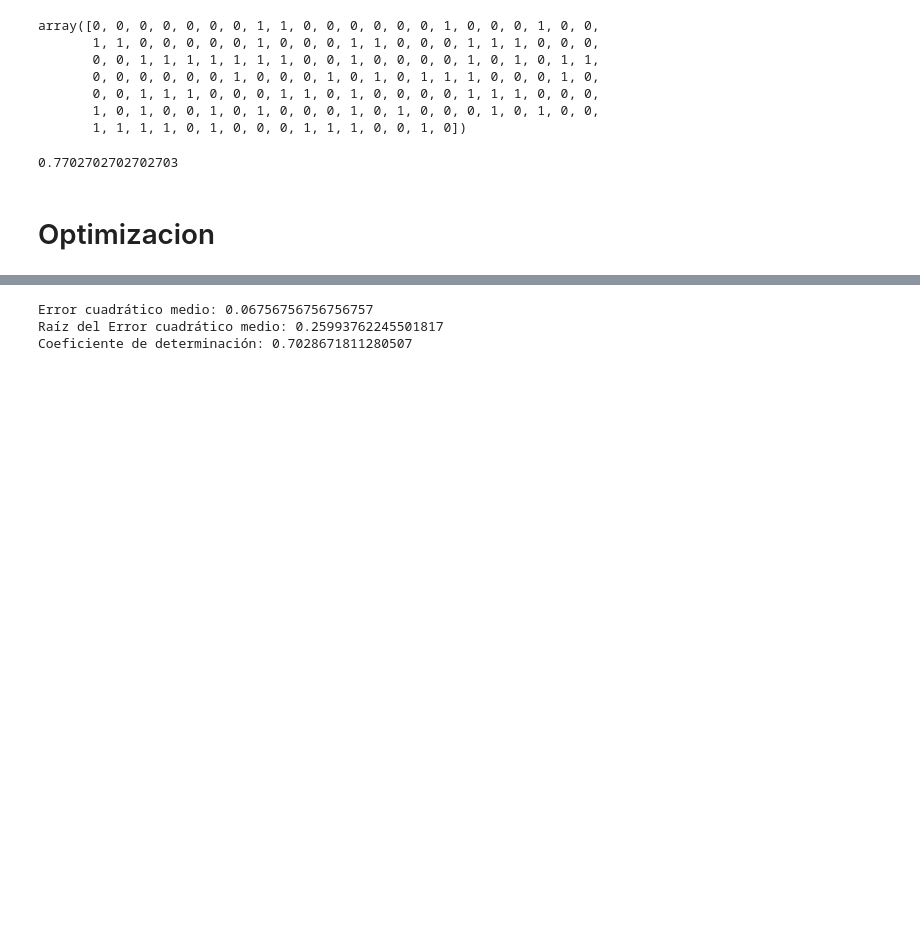
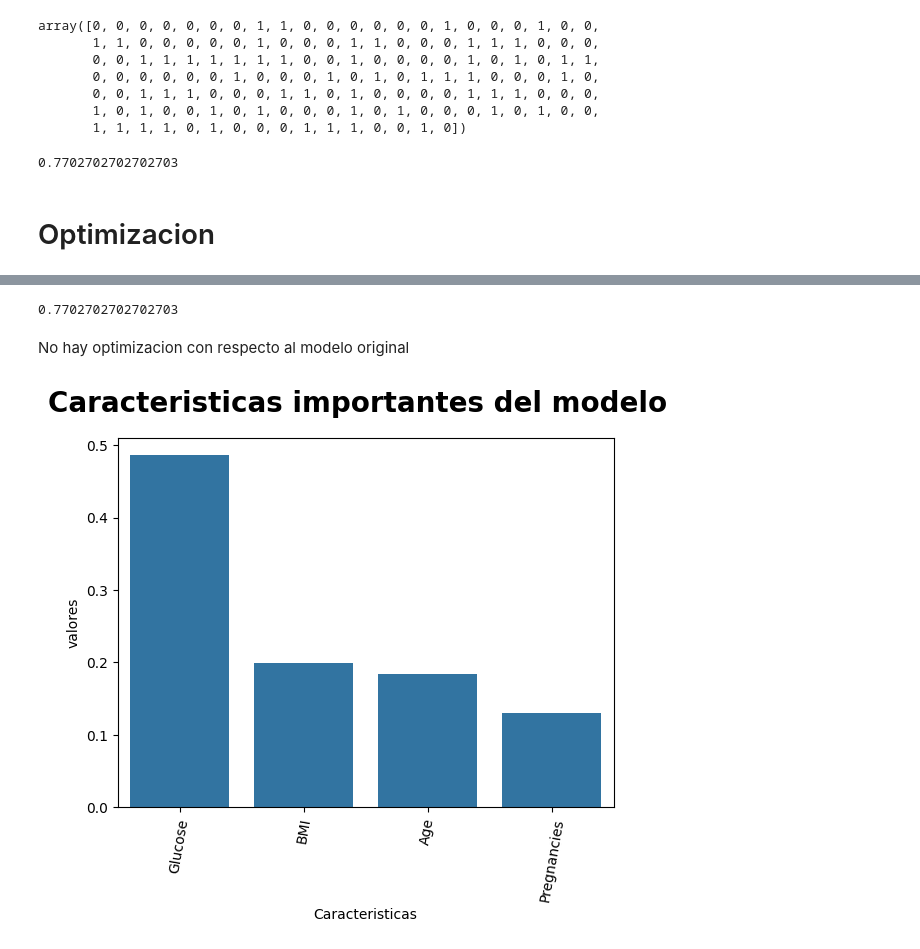
Before and after one commit to Lsiniestro/boosting, a Jupyter notebook: src/explore.ipynb, the cells around one changed output, grey strips where cells are left out. Drawn from its saved outputs; the diff is of its cells as text; code cells hidden in the pictures; blank space fills up the shorter version.

```diff
--- a/src/explore.ipynb
+++ b/src/explore.ipynb
@@ -63,17 +63,17 @@ pickle.dump(model, open("../models/model_orig.sav", "wb"))
 # Importar libreria
 from sklearn.model_selection import GridSearchCV
 
-xg_grid = {"n_estimators": [250,350,400],
-          "max_depth": [10,12],
-          "learning_rate": [0.01, 0.1],
-          "gamma": [0, 0.1],
-          "alpha": [0.01,0.1]}
+xg_grid = {"n_estimators": [150,250,350],
+          "max_depth": [7,10,12],
+          "learning_rate": [0.01,0.05, 0.1],
+          "gamma": [0, 0.1,0.2],
+          "alpha": [0.01,0.1,0.2]}
 
 # Búsqueda por validación cruzada para XGBclassifier
 
 xg_model_grid = GridSearchCV(XGBClassifier(),
                               param_grid=xg_grid,
-                              scoring    = 'neg_root_mean_squared_error',
+                              scoring    = 'accuracy',
                               cv=5,
                               n_jobs = -1,
                               verbose=True)
@@ -108,9 +108,9 @@ xg_model_grid.best_params_
  'n_estimators': 250}
 # %%
-xgb_ideal_model_g = XGBClassifier(n_estimators = 250,
-                  max_depth = 10,
+xgb_ideal_model = XGBClassifier(n_estimators = 250,
+                  max_depth = 7,
                   learning_rate = 0.01,
                   gamma = 0.1,
-                  alpha = 0.1)
-xgb_ideal_model_g.fit(X_train, y_train)
+                  alpha = 0.2)
+xgb_ideal_model.fit(X_train, y_train)
 # %% [output]
@@ -151,8 +139,7 @@ y_pred_train = xgb_ideal_model_g.predict(X_train)
-# %%
-print(f"Error cuadrático medio: {mean_squared_error(y_train, y_pred_train)}")
-print(f"Raíz del Error cuadrático medio: {np.sqrt(mean_squared_error(y_train, y_pred_train))}")
-print(f"Coeficiente de determinación: {r2_score(y_train, y_pred_train)}")
-# %% [output]
-Error cuadrático medio: 0.06756756756756757
-Raíz del Error cuadrático medio: 0.25993762245501817
-Coeficiente de determinación: 0.7028671811280507
+# %%
+
+accuracy_score(y_test, y_pred_gd)
+# %% [output]
+0.7702702702702703
+# %% [markdown]
+No hay optimizacion con respecto al modelo original
@@ -158,0 +148,12 @@ Coeficiente de determinación: 0.7028671811280507
+# %%
+df = (pd.DataFrame({"Caracteristicas": X_train.columns,
+                        "valores": xgb_ideal_model.feature_importances_})
+          .sort_values("valores", ascending=False))
+# %%
+import seaborn as sns
+import matplotlib.pyplot as plt
+sns.barplot(x = 'Caracteristicas',y = 'valores',data = df, legend=False)
+plt.suptitle('Caracteristicas importantes del modelo' , fontweight = 'black', fontsize=20)
+plt.xticks(rotation=80);
+# %% [output]
+[figure, added]
```
Also changed, not shown: parts of 7 cells of this notebook.
